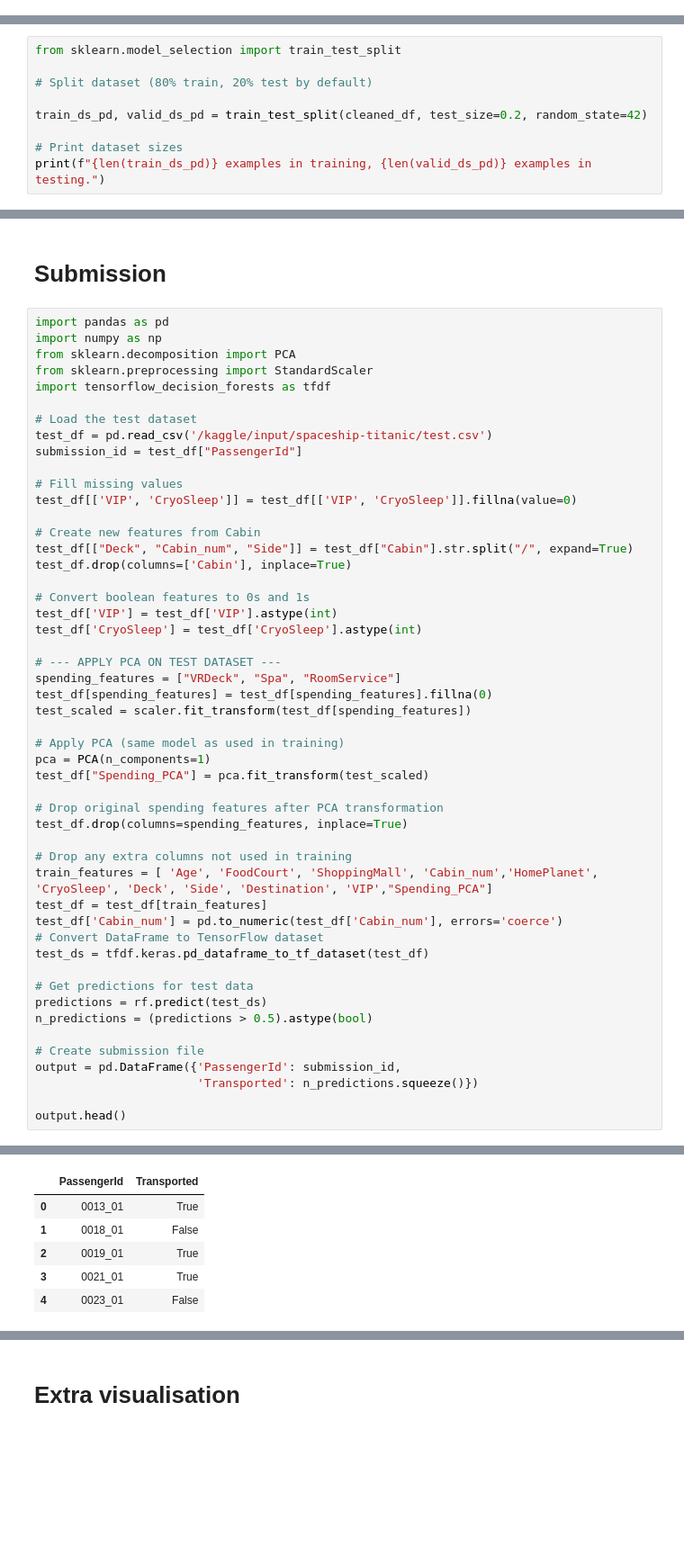
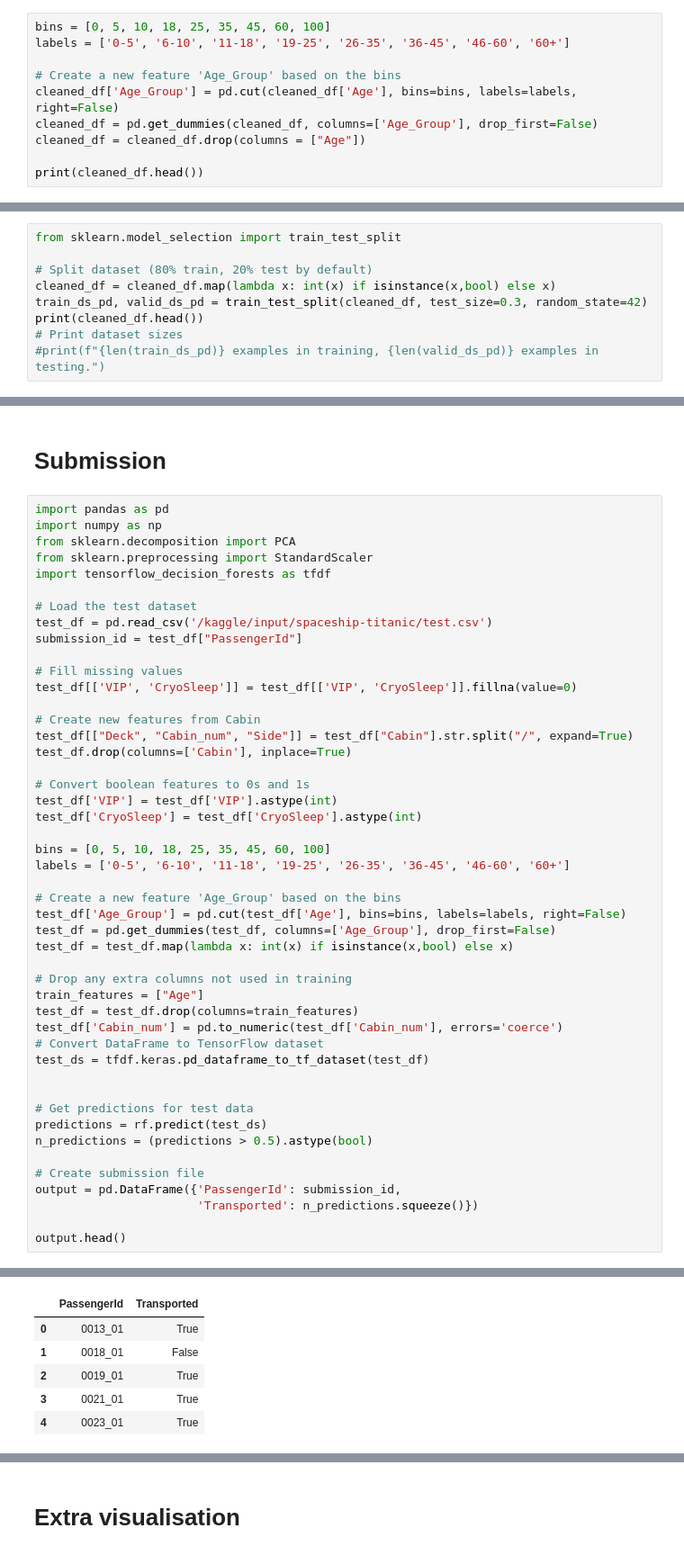
Before and after one commit to N3xou/KaggleNotebooks, a Jupyter notebook: spacetitanic.ipynb, the cells around one changed output, grey strips where cells are left out. Shown at 90% size. Cells and saved outputs as stored; diff of their text form; blank space fills up the shorter version.

Commit message:
Age groups

```diff
--- a/spacetitanic.ipynb
+++ b/spacetitanic.ipynb
@@ -172,0 +152,10 @@ cleaned_df.drop(columns=["VRDeck", "Spa", "RoomService"], inplace=True)
+# %%
+bins = [0, 5, 10, 18, 25, 35, 45, 60, 100]
+labels = ['0-5', '6-10', '11-18', '19-25', '26-35', '36-45', '46-60', '60+']
+
+# Create a new feature 'Age_Group' based on the bins
+cleaned_df['Age_Group'] = pd.cut(cleaned_df['Age'], bins=bins, labels=labels, right=False)
+cleaned_df = pd.get_dummies(cleaned_df, columns=['Age_Group'], drop_first=False)
+cleaned_df = cleaned_df.drop(columns = ["Age"])
+
+print(cleaned_df.head())
@@ -176,9 +183,9 @@ cleaned_df.drop(columns=["VRDeck", "Spa", "RoomService"], inplace=True)
 from sklearn.model_selection import train_test_split
 
 # Split dataset (80% train, 20% test by default)
-
-train_ds_pd, valid_ds_pd = train_test_split(cleaned_df, test_size=0.2, random_state=42)
-
+cleaned_df = cleaned_df.map(lambda x: int(x) if isinstance(x,bool) else x)
+train_ds_pd, valid_ds_pd = train_test_split(cleaned_df, test_size=0.3, random_state=42)
+print(cleaned_df.head())
 # Print dataset sizes
-print(f"{len(train_ds_pd)} examples in training, {len(valid_ds_pd)} examples in testing.")
+#print(f"{len(train_ds_pd)} examples in training, {len(valid_ds_pd)} examples in testing.")
 # %% [output]
@@ -263,24 +299,21 @@ test_df.drop(columns=['Cabin'], inplace=True)
 test_df['VIP'] = test_df['VIP'].astype(int)
 test_df['CryoSleep'] = test_df['CryoSleep'].astype(int)
 
-# --- APPLY PCA ON TEST DATASET ---
-spending_features = ["VRDeck", "Spa", "RoomService"]
-test_df[spending_features] = test_df[spending_features].fillna(0)
-test_scaled = scaler.fit_transform(test_df[spending_features])
+bins = [0, 5, 10, 18, 25, 35, 45, 60, 100]
+labels = ['0-5', '6-10', '11-18', '19-25', '26-35', '36-45', '46-60', '60+']
 
-# Apply PCA (same model as used in training)
-pca = PCA(n_components=1)
-test_df["Spending_PCA"] = pca.fit_transform(test_scaled)
-
-# Drop original spending features after PCA transformation
-test_df.drop(columns=spending_features, inplace=True)
+# Create a new feature 'Age_Group' based on the bins
+test_df['Age_Group'] = pd.cut(test_df['Age'], bins=bins, labels=labels, right=False)
+test_df = pd.get_dummies(test_df, columns=['Age_Group'], drop_first=False)
+test_df = test_df.map(lambda x: int(x) if isinstance(x,bool) else x)
 
 # Drop any extra columns not used in training
-train_features = [ 'Age', 'FoodCourt', 'ShoppingMall', 'Cabin_num','HomePlanet', 'CryoSleep', 'Deck', 'Side', 'Destination', 'VIP',"Spending_PCA"]
-test_df = test_df[train_features]
+train_features = ["Age"]
+test_df = test_df.drop(columns=train_features)
 test_df['Cabin_num'] = pd.to_numeric(test_df['Cabin_num'], errors='coerce')
 # Convert DataFrame to TensorFlow dataset
 test_ds = tfdf.keras.pd_dataframe_to_tf_dataset(test_df)
+
 
 # Get predictions for test data
 predictions = rf.predict(test_ds)
@@ -296,9 +329,9 @@ output.head()
 |  | PassengerId | Transported |
 | 0 | 0013_01 | True |
 | 1 | 0018_01 | False |
 | 2 | 0019_01 | True |
 | 3 | 0021_01 | True |
-| 4 | 0023_01 | False |
+| 4 | 0023_01 | True |
 # %%
 output.to_csv('/kaggle/working/submission.csv', index=False)
 output.head()
```
Also changed, not shown: parts of 15 cells of this notebook.
